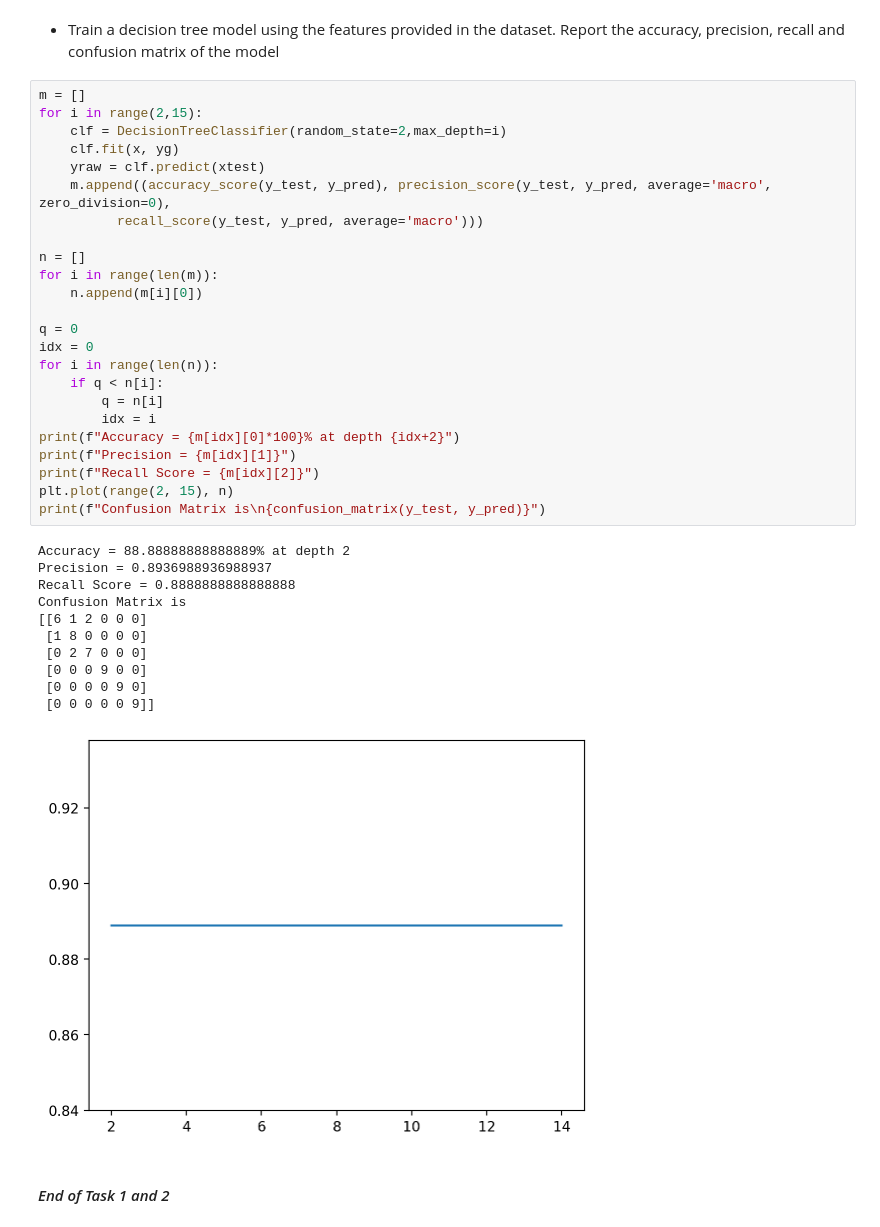
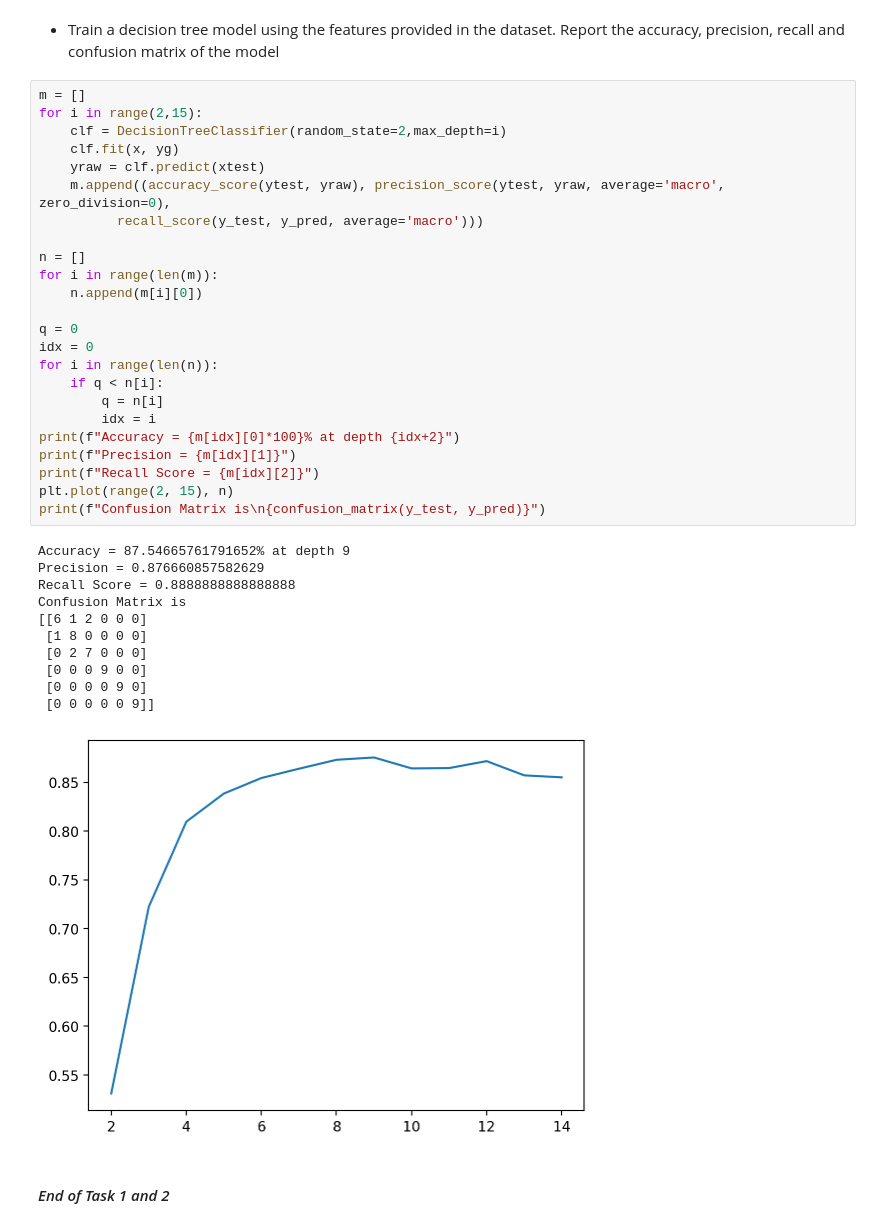
Before and after one commit to Reckadon/ES335-ML-Assignment-1, a Jupyter notebook: Task1and2.ipynb, the cells around one changed output. Cells and saved outputs as stored; diff of their text form.

```diff
--- a/Task1and2.ipynb
+++ b/Task1and2.ipynb
@@ -583,36 +577,36 @@ m = []
 for i in range(2,15):
     clf = DecisionTreeClassifier(random_state=2,max_depth=i)
     clf.fit(x, yg)
     yraw = clf.predict(xtest)
-    m.append((accuracy_score(y_test, y_pred), precision_score(y_test, y_pred, average='macro', zero_division=0),
+    m.append((accuracy_score(ytest, yraw), precision_score(ytest, yraw, average='macro', zero_division=0),
           recall_score(y_test, y_pred, average='macro')))
 
 n = []
 for i in range(len(m)):
     n.append(m[i][0])
 
 q = 0
 idx = 0
 for i in range(len(n)):
     if q < n[i]:
         q = n[i]
         idx = i
 print(f"Accuracy = {m[idx][0]*100}% at depth {idx+2}")
 print(f"Precision = {m[idx][1]}")
 print(f"Recall Score = {m[idx][2]}")
 plt.plot(range(2, 15), n)
 print(f"Confusion Matrix is\n{confusion_matrix(y_test, y_pred)}")
 # %% [output]
-Accuracy = 88.88888888888889% at depth 2
-Precision = 0.8936988936988937
+Accuracy = 87.54665761791652% at depth 9
+Precision = 0.876660857582629
 Recall Score = 0.8888888888888888
 Confusion Matrix is
 [[6 1 2 0 0 0]
  [1 8 0 0 0 0]
  [0 2 7 0 0 0]
  [0 0 0 9 0 0]
  [0 0 0 0 9 0]
  [0 0 0 0 0 9]]
-[figure, old version]
+[figure, new version]
 # %% [markdown]
 #### _End of Task 1 and 2_
```
Also changed, not shown: parts of 2 cells of this notebook.
